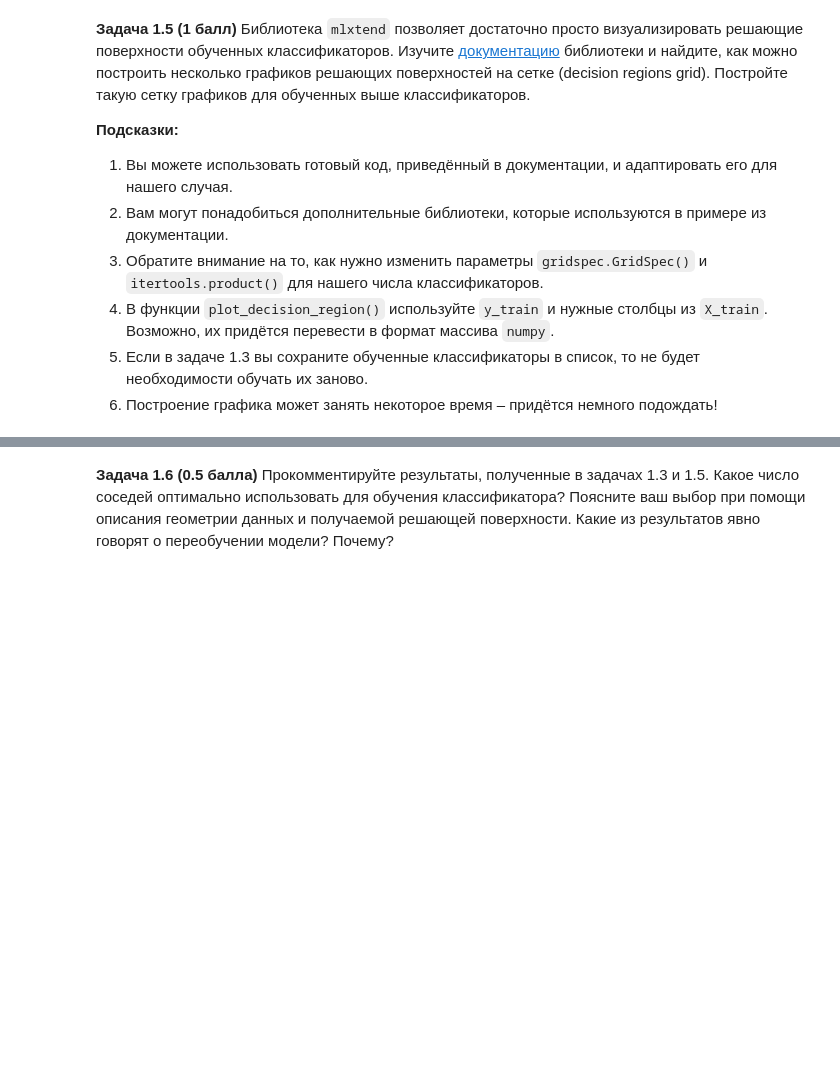
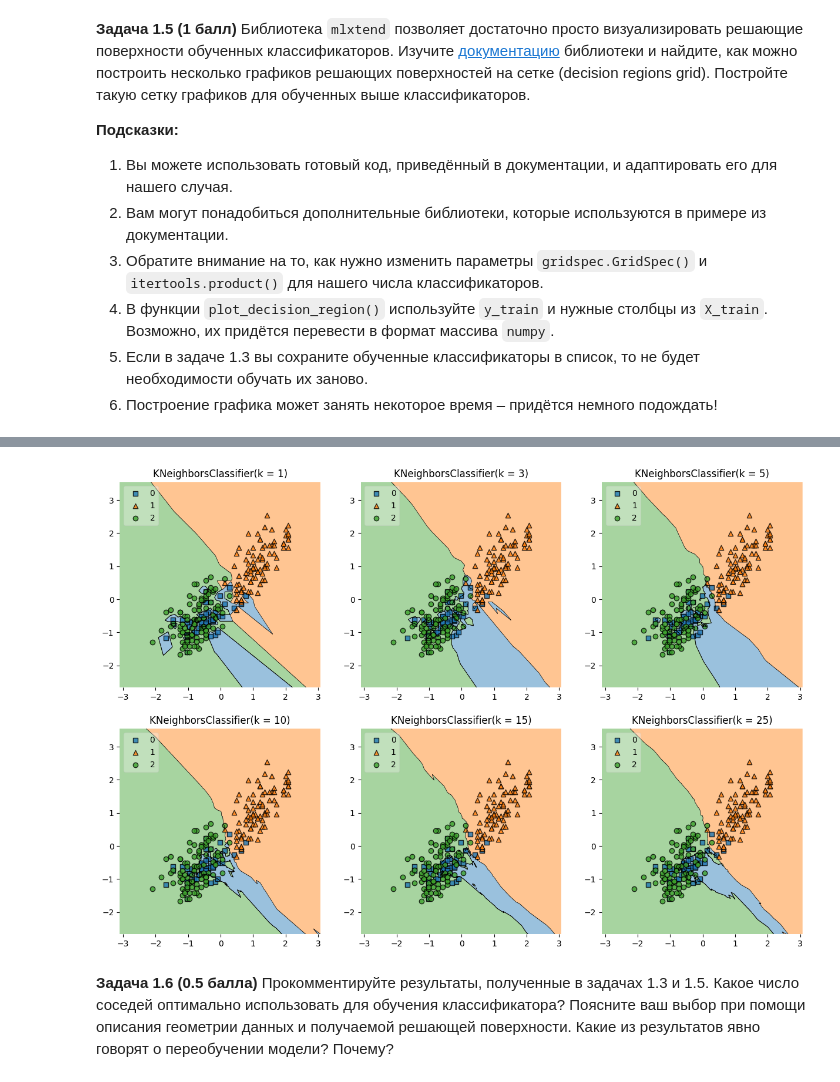
Before and after one commit to andreysnigirev/Data_Analysis, a Jupyter notebook: hw04_knn_linreg.ipynb, the cells around one changed output, grey strips where cells are left out. Cells and saved outputs as stored; diff of their text form; code cells hidden in the pictures; blank space fills up the shorter version.

```diff
--- a/hw04_knn_linreg.ipynb
+++ b/hw04_knn_linreg.ipynb
@@ -157,0 +141,28 @@ NN      Train   Test
+# %%
+from sklearn.neighbors import KNeighborsClassifier
+from sklearn.metrics import accuracy_score
+from sklearn.preprocessing import StandardScaler
+
+#отнормируем данные, используя StandartScaler
+scaler = StandardScaler()
+x_train = scaler.fit_transform(x_train[['Flipper Length (mm)', 'Body Mass (g)']])
+x_test = scaler.fit_transform(x_test[['Flipper Length (mm)', 'Body Mass (g)']])
+clf1 = KNeighborsClassifier(n_neighbors=1, p = 2, n_jobs = -1)
+clf1.fit(x_train, y_train)
+print("NN  train   test")
+print(f'1   {np.round(accuracy_score(y_train, clf1.predict(x_train)), 3)}     {np.round(accuracy_score(y_test, clf1.predict(x_test)), 3)}')
+clf2 = KNeighborsClassifier(n_neighbors=3, p = 2, n_jobs = -1)
+clf2.fit(x_train, y_train)
+print(f'3   {np.round(accuracy_score(y_train, clf2.predict(x_train)), 3)}   {np.round(accuracy_score(y_test, clf2.predict(x_test)), 3)}')
+clf3 = KNeighborsClassifier(n_neighbors=5, p = 2, n_jobs = -1)
+clf3.fit(x_train, y_train)
+print(f'5   {np.round(accuracy_score(y_train, clf3.predict(x_train)), 3)}   {np.round(accuracy_score(y_test, clf3.predict(x_test)), 3)}')
+clf4 = KNeighborsClassifier(n_neighbors=10, p = 2, n_jobs = -1)
+clf4.fit(x_train, y_train)
+print(f'10  {np.round(accuracy_score(y_train, clf4.predict(x_train)), 3)}   {np.round(accuracy_score(y_test, clf4.predict(x_test)), 3)}')
+clf5 = KNeighborsClassifier(n_neighbors=15, p = 2, n_jobs = -1)
+clf5.fit(x_train, y_train)
+print(f'15  {np.round(accuracy_score(y_train, clf5.predict(x_train)), 3)}   {np.round(accuracy_score(y_test, clf5.predict(x_test)), 3)}')
+clf6 = KNeighborsClassifier(n_neighbors=25, p = 2, n_jobs = -1)
+clf6.fit(x_train, y_train)
+print(f'25  {np.round(accuracy_score(y_train, clf6.predict(x_train)), 3)}   {np.round(accuracy_score(y_test, clf6.predict(x_test)), 3)}')
@@ -199,2 +215,21 @@ import mlxtend
+# %%
+import matplotlib.pyplot as plt
+from mlxtend.plotting import plot_decision_regions
+import matplotlib.gridspec as gridspec
+import itertools
+gs = gridspec.GridSpec(2, 3)
+fig = plt.figure(figsize = (15, 10))
+
+labels = ['KNeighborsClassifier(k = 1)', 'KNeighborsClassifier(k = 3)', 'KNeighborsClassifier(k = 5)', 'KNeighborsClassifier(k = 10)',
+          'KNeighborsClassifier(k = 15)', 'KNeighborsClassifier(k = 25)']
+for clf, lab, grd in zip([clf1, clf2, clf3, clf4, clf5, clf6], labels, itertools.product([0, 1], [0, 1, 2])):
+  clf.fit(x_train, y_train)
+  ax = plt.subplot(gs[grd[0], grd[1]])
+  fig = plot_decision_regions(X = x_train, y = y_train.values.astype(np.int_), clf = clf, legend = 2)
+  plt.title(lab)
+
+plt.show()
+# %% [output]
+[figure, added]
 # %% [markdown]
 **Задача 1.6 (0.5 балла)** Прокомментируйте результаты, полученные в задачах 1.3 и 1.5. Какое число соседей оптимально использовать для обучения классификатора? Поясните ваш выбор при помощи описания геометрии данных и получаемой решающей поверхности. Какие из результатов явно говорят о переобучении модели? Почему?
```
Also changed, not shown: parts of 26 cells of this notebook.
